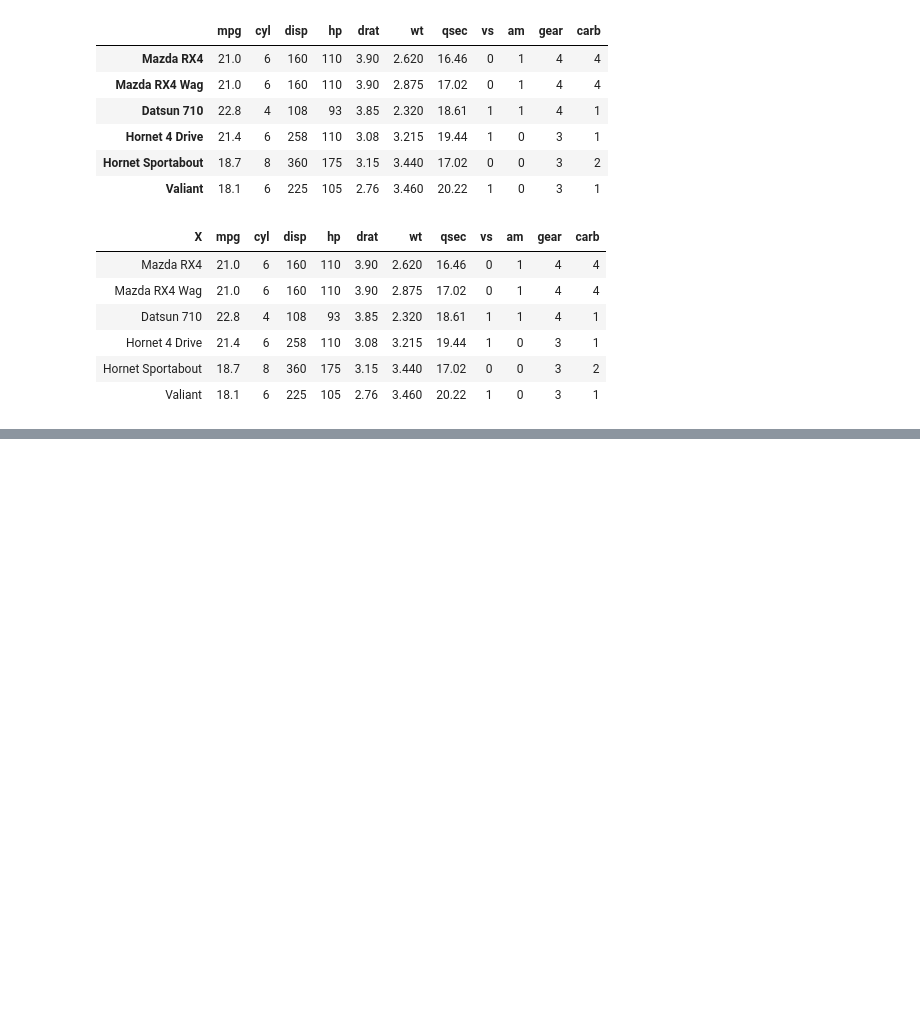
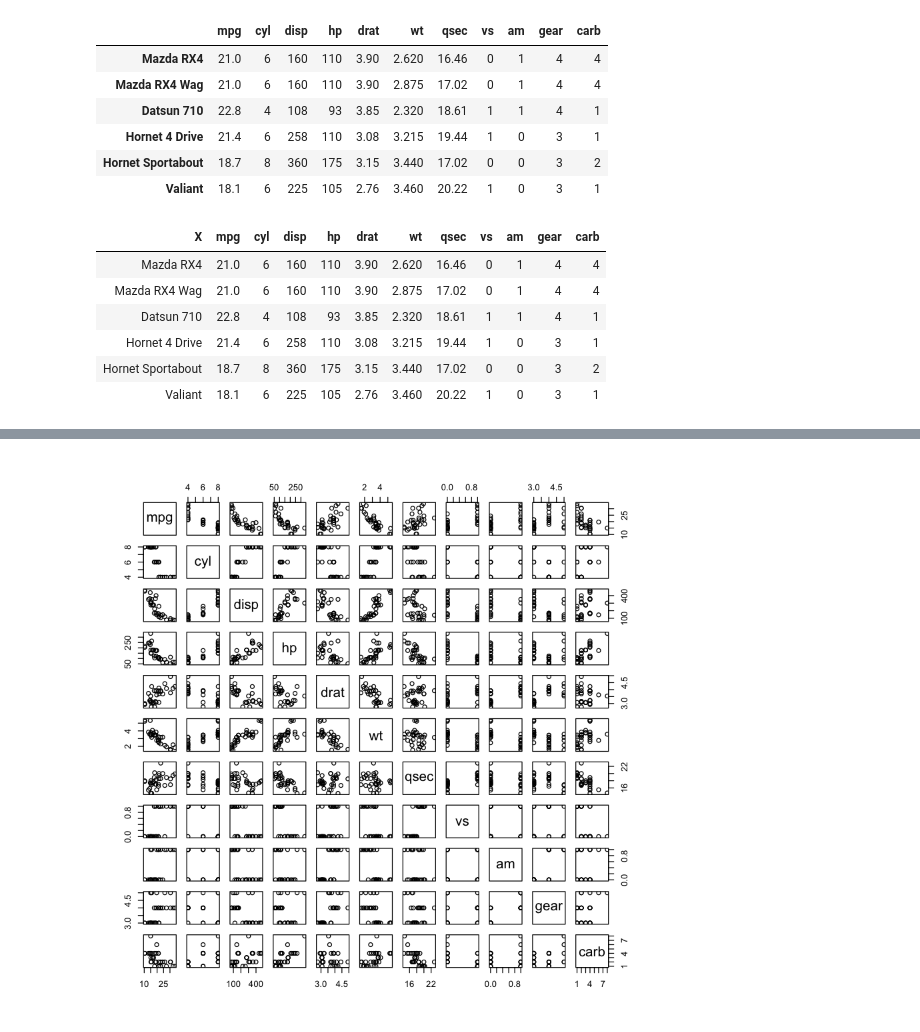
Before and after one commit to edkrueger/r-regression-labs, a Jupyter notebook: mtcars.ipynb, the cells around one changed output, grey strips where cells are left out. Saved outputs shown, nothing was run; the diff lists cells and outputs as text; code cells hidden in the pictures; blank space fills up the shorter version.

```diff
--- a/mtcars.ipynb
+++ b/mtcars.ipynb
@@ -65,0 +104,5 @@ head(cars)
+# %%
+# automatically plot everything in the data.frame
+plot(mtcars)
+# %% [output]
+[figure, added]
```
Also changed, not shown: parts of 5 cells of this notebook.
